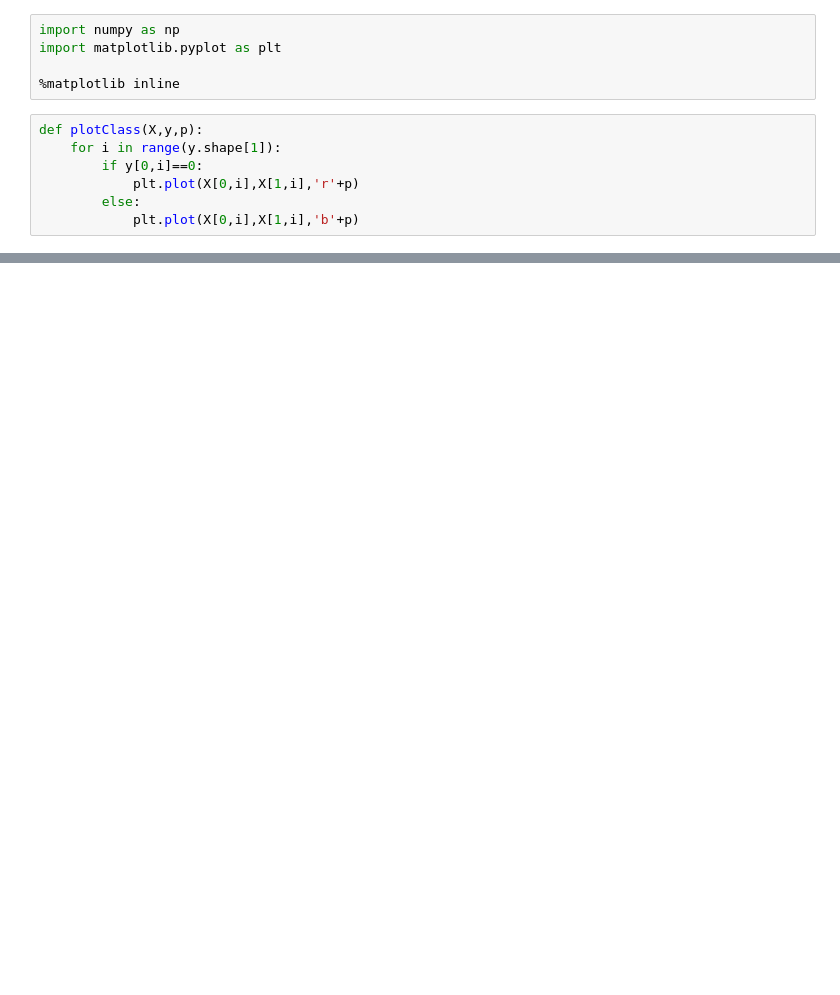
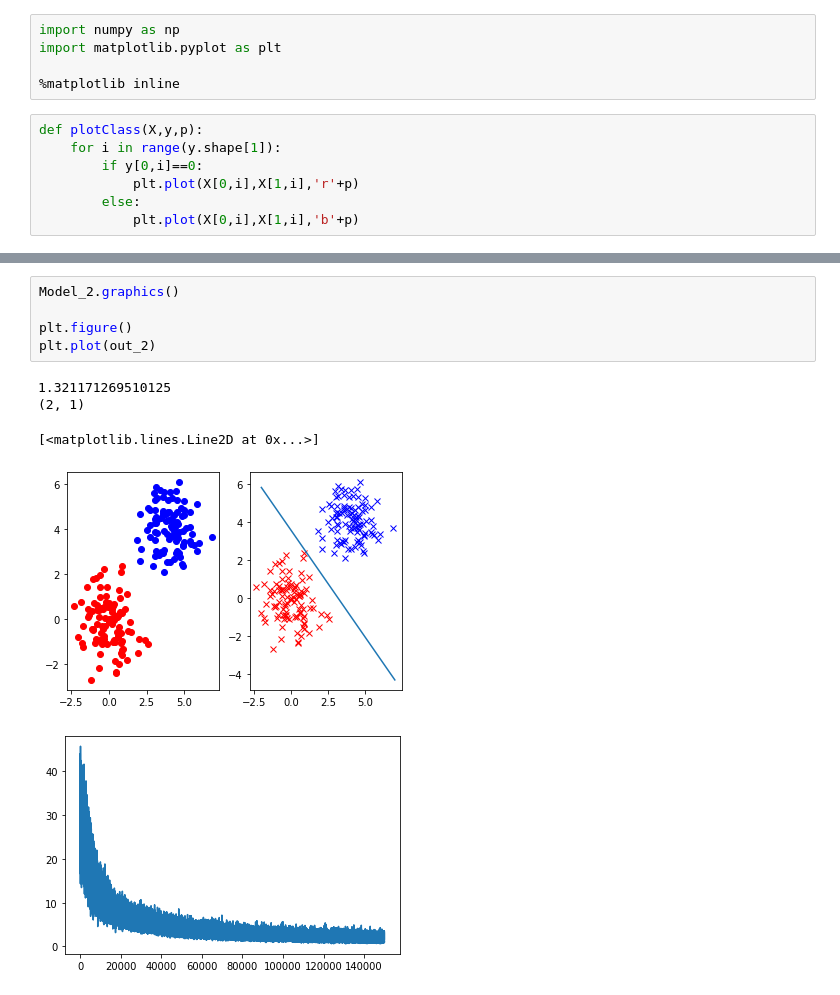
Before and after one commit to llctrautmann/LMH_Summer_School, a Jupyter notebook: LMH_Week_2_Notebooks/Logistic_Regression/Stochastic_Gradient_Decent.ipynb, the cells around one changed output, grey strips where cells are left out. Cells and saved outputs as stored; diff of their text form; blank space fills up the shorter version.

```diff
--- a/LMH_Week_2_Notebooks/Logistic_Regression/Stochastic_Gradient_Decent.ipynb
+++ b/LMH_Week_2_Notebooks/Logistic_Regression/Stochastic_Gradient_Decent.ipynb
@@ -201,0 +240,11 @@ X.shape[0]
+# %%
+Model_2.graphics()
+
+plt.figure()
+plt.plot(out_2)
+# %% [output]
+1.321171269510125
+(2, 1)
+[<matplotlib.lines.Line2D at 0x...>]
+[figure, added]
+[figure, added]
```
Also changed, not shown: parts of 20 cells of this notebook, 31 other files.
